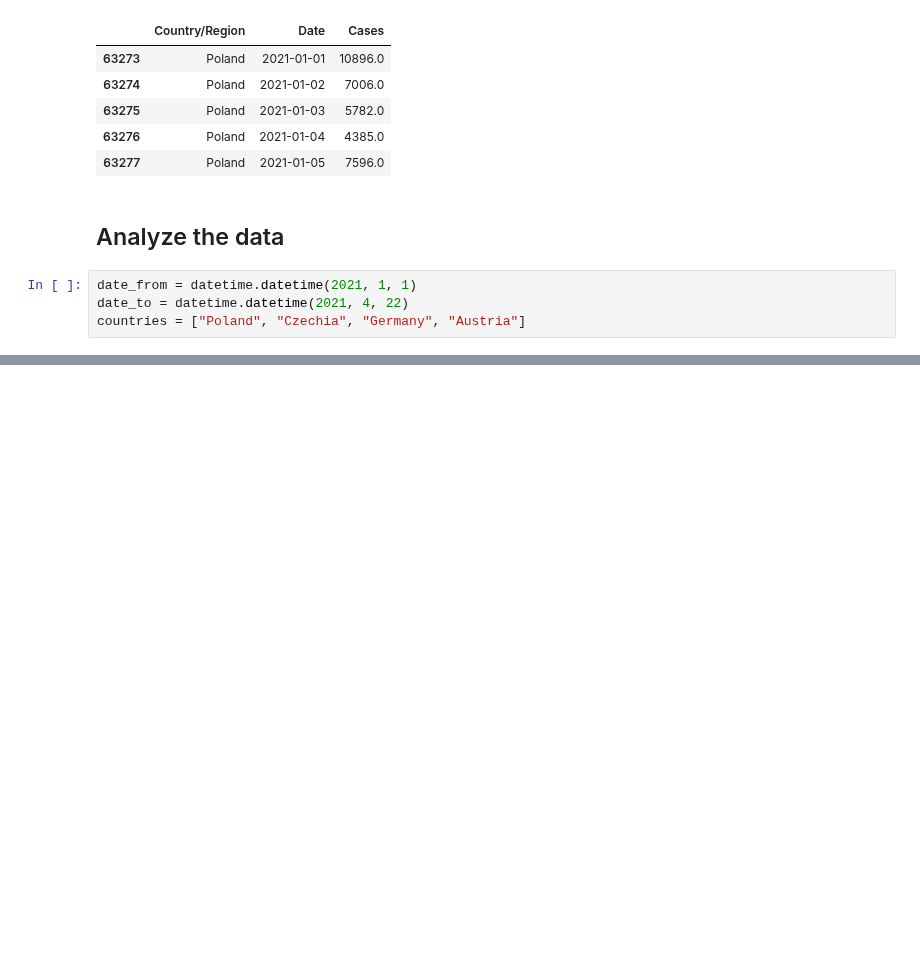
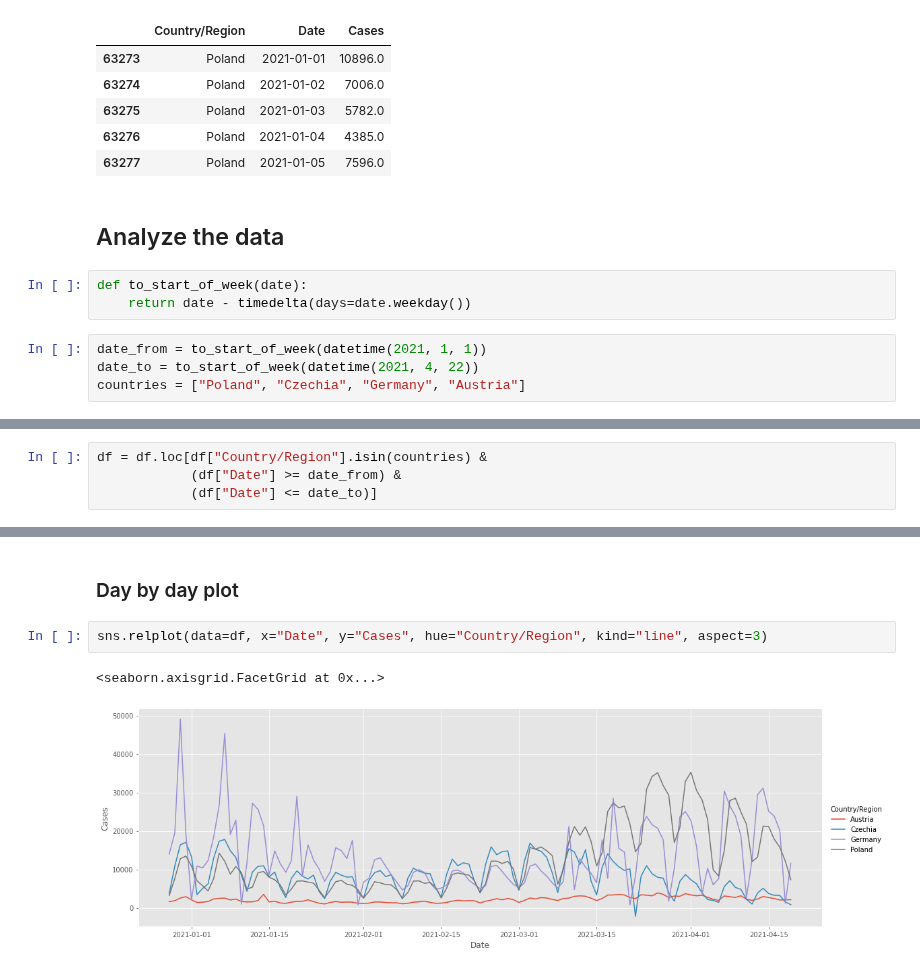
Before and after one commit to jaroslawr/jupyter-notebooks, a Jupyter notebook: covid/covid.ipynb, the cells around one changed output, grey strips where cells are left out. Drawn from its saved outputs; the diff is of its cells as text; blank space fills up the shorter version.

```diff
--- a/covid/covid.ipynb
+++ b/covid/covid.ipynb
@@ -133,7 +134,10 @@ df[(df["Country/Region"] == "Poland") &
 | 63277 | Poland | 2021-01-05 | 7596.0 |
 # %% [markdown]
 ## Analyze the data
+# %%
+def to_start_of_week(date):
+    return date - timedelta(days=date.weekday())
 # %%
-date_from = datetime.datetime(2021, 1, 1)
-date_to = datetime.datetime(2021, 4, 22)
+date_from = to_start_of_week(datetime(2021, 1, 1))
+date_to = to_start_of_week(datetime(2021, 4, 22))
 countries = ["Poland", "Czechia", "Germany", "Austria"]
@@ -156,0 +144,4 @@ plot(countries=countries, date_from=date_from, date_to=date_to, w=16, h=6)
+# %%
+df = df.loc[df["Country/Region"].isin(countries) &
+            (df["Date"] >= date_from) &
+            (df["Date"] <= date_to)]
@@ -156,0 +155,7 @@ plot(countries=countries, date_from=date_from, date_to=date_to, w=16, h=6)
+# %% [markdown]
+### Day by day plot
+# %%
+sns.relplot(data=df, x="Date", y="Cases", hue="Country/Region", kind="line", aspect=3)
+# %% [output]
+<seaborn.axisgrid.FacetGrid at 0x...>
+[figure, added]
```
Also changed, not shown: parts of 9 cells of this notebook, 1 other file.
